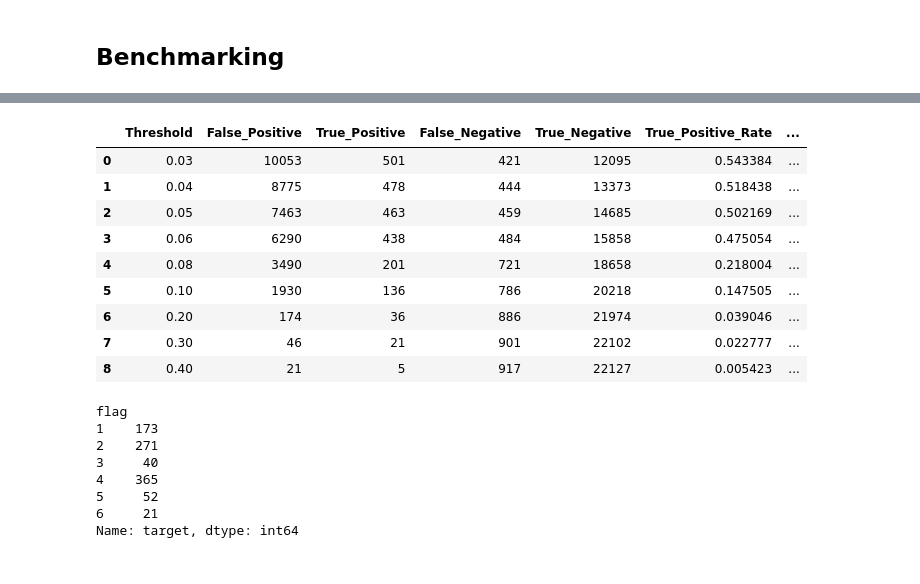
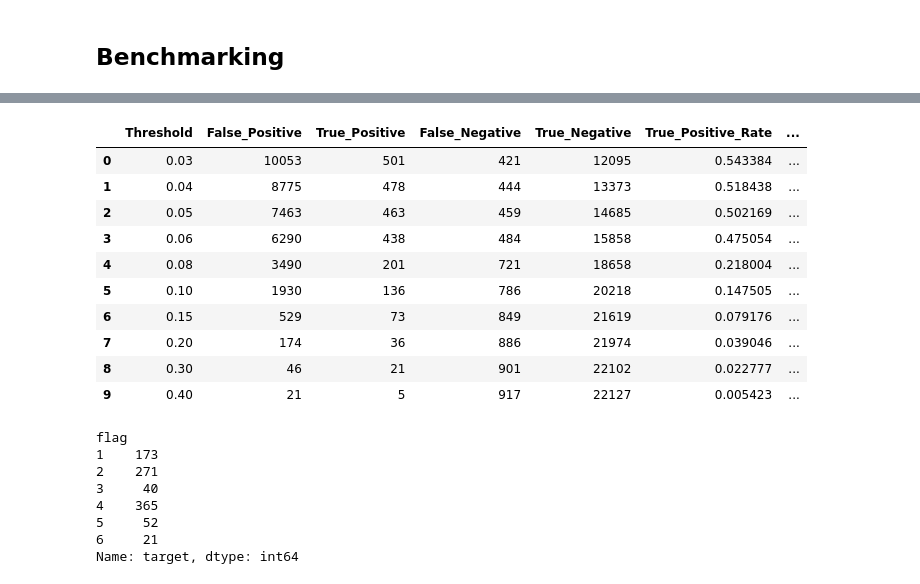
Before and after one commit to saliljain-novo/ACH_Pull_fraud_model, a Jupyter notebook: refresh_scripts/Refresh_less_6_months.ipynb, the cells around one changed output, grey strips where cells are left out. Saved outputs shown, nothing was run; the diff lists cells and outputs as text; code cells hidden in the pictures.

```diff
--- a/refresh_scripts/Refresh_less_6_months.ipynb
+++ b/refresh_scripts/Refresh_less_6_months.ipynb
@@ -780,9 +787,9 @@ categoricals = ['bank_risk']
 
 cb = CatBoostClassifier(cat_features=categoricals,
                          eval_metric = 'AUC',
-                         depth = 4,
+                         depth = 5,
                          iterations = 700,
-                         l2_leaf_reg = 100,
+                         l2_leaf_reg = 70,
                          learning_rate = 0.1,
                         random_state = 42,
                         use_best_model=True)
@@ -1186,29 +1193,30 @@ benchmark2 = pd.merge(benchmark1,prod, left_on='id',right_on='pfr_id')
 benchmark2['score'] = benchmark2['score'].astype('float')
 # %%
 # OOT at different cutoffs
-prob_threshold =[0.03,0.04,0.05,0.06,0.08,0.1,0.20,0.3,0.4]
+prob_threshold =[0.03,0.04,0.05,0.06,0.08,0.1,0.15,0.20,0.3,0.4]
 oot_ls = []
 column_name = ['False_Positive', 'True_Positive','False_Negative',
                 'True_Negative', 'True_Positive_Rate','False_Positive_Rate',
                 'Precision', 'Recall']
 
 for bin in prob_threshold:
     oot_ls.append(calculate_at_threshold(bin, benchmark2['target'], benchmark2['score']))
 bench_oot = pd.DataFrame(oot_ls, index = prob_threshold, columns = column_name)#.sort_index(ascending= False)
 bench_oot.index.name = 'Threshold'
 bench_oot = bench_oot.reset_index()
 bench_oot
 # %% [output]
 |  | Threshold | False_Positive | True_Positive | False_Negative | True_Negative | True_Positive_Rate | ... |
 | 0 | 0.03 | 10053 | 501 | 421 | 12095 | 0.543384 | ... |
 | 1 | 0.04 | 8775 | 478 | 444 | 13373 | 0.518438 | ... |
 | 2 | 0.05 | 7463 | 463 | 459 | 14685 | 0.502169 | ... |
 | 3 | 0.06 | 6290 | 438 | 484 | 15858 | 0.475054 | ... |
 | 4 | 0.08 | 3490 | 201 | 721 | 18658 | 0.218004 | ... |
 | 5 | 0.10 | 1930 | 136 | 786 | 20218 | 0.147505 | ... |
-| 6 | 0.20 | 174 | 36 | 886 | 21974 | 0.039046 | ... |
-| 7 | 0.30 | 46 | 21 | 901 | 22102 | 0.022777 | ... |
-| 8 | 0.40 | 21 | 5 | 917 | 22127 | 0.005423 | ... |
+| 6 | 0.15 | 529 | 73 | 849 | 21619 | 0.079176 | ... |
+| 7 | 0.20 | 174 | 36 | 886 | 21974 | 0.039046 | ... |
+| 8 | 0.30 | 46 | 21 | 901 | 22102 | 0.022777 | ... |
+| 9 | 0.40 | 21 | 5 | 917 | 22127 | 0.005423 | ... |
 # %%
 benchmark2['flag'] = np.where((benchmark2['score'] >= 0) &(benchmark2['score'] < 0.015), '1',
                           np.where((benchmark2['score'] >= 0.015) &(benchmark2['score'] < 0.04), '2',
```
Also changed, not shown: parts of 15 cells of this notebook, 1 other file.
